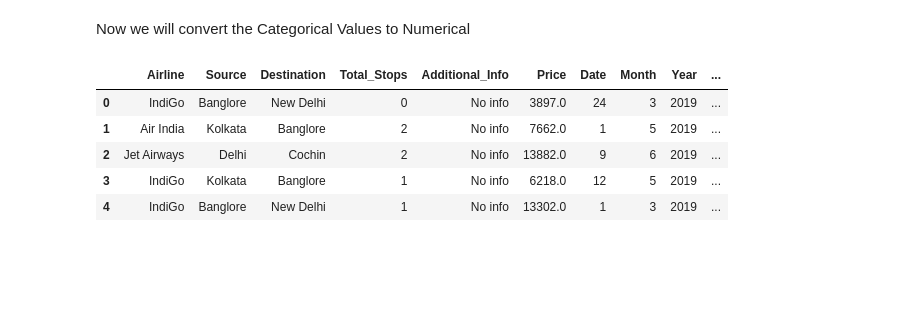
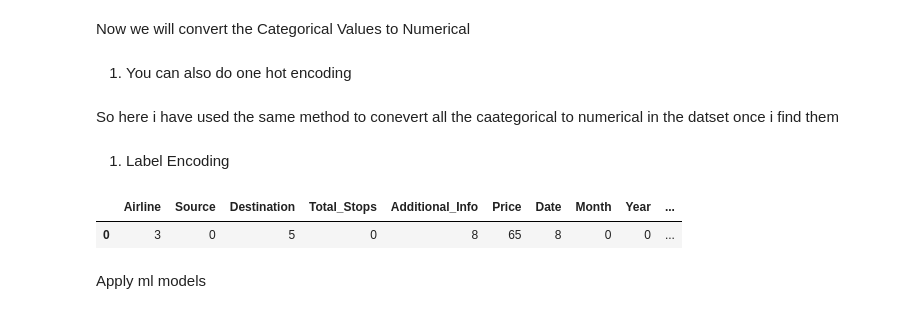
Before and after one commit to hsnaidu/DS_L, a Jupyter notebook: EDA/flight.ipynb, the cells around one changed output. Saved outputs shown, nothing was run; the diff lists cells and outputs as text; code cells hidden in the pictures; blank space fills up the shorter version.

```diff
--- a/EDA/flight.ipynb
+++ b/EDA/flight.ipynb
@@ -343,5 +343,7 @@ for i in df.columns:
  'Business class' 'Red-eye flight' '2 Long layover']
 # %% [markdown]
 Now we will convert the Categorical Values to Numerical
+# %% [markdown]
+1. You can also do one hot encoding
 # %%
 from sklearn.preprocessing import LabelEncoder
@@ -349,13 +355,15 @@ lc = LabelEncoder()
+# %% [markdown]
+So here i have used the same method to conevert all the caategorical to numerical in the datset once i find them
+# %% [markdown]
+1. Label Encoding
 # %%
 for i in df.columns:
     if df[i].dtype == 'O':
         df[i] = lc.fit_transform(df[i])
 # %%
-df.head()
+df.head(1)
 # %% [output]
 |  | Airline | Source | Destination | Total_Stops | Additional_Info | Price | Date | Month | Year | ... |
-| 0 | IndiGo | Banglore | New Delhi | 0 | No info | 3897.0 | 24 | 3 | 2019 | ... |
-| 1 | Air India | Kolkata | Banglore | 2 | No info | 7662.0 | 1 | 5 | 2019 | ... |
-| 2 | Jet Airways | Delhi | Cochin | 2 | No info | 13882.0 | 9 | 6 | 2019 | ... |
-| 3 | IndiGo | Kolkata | Banglore | 1 | No info | 6218.0 | 12 | 5 | 2019 | ... |
-| 4 | IndiGo | Banglore | New Delhi | 1 | No info | 13302.0 | 1 | 3 | 2019 | ... |
+| 0 | 3 | 0 | 5 | 0 | 8 | 65 | 8 | 0 | 0 | ... |
+# %% [markdown]
+Apply ml models
```
Also changed, not shown: parts of 1 cell of this notebook.
